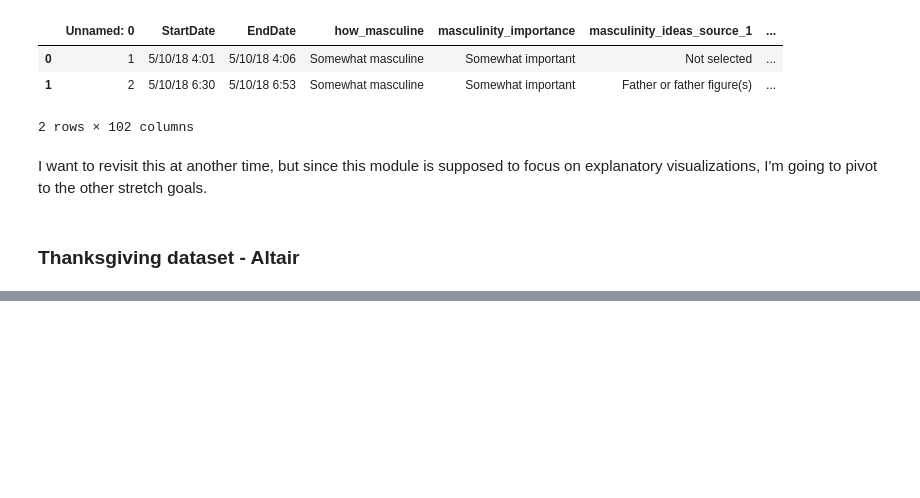
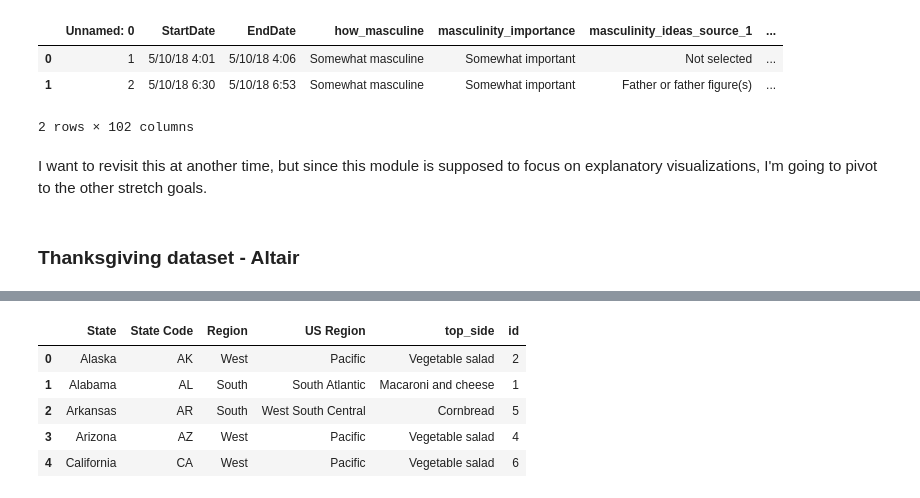
Before and after one commit to garretbassett/DS-Unit-1-Sprint-2-Data-Wrangling-and-Storytelling, a Jupyter notebook: module3-make-explanatory-visualizations/Garret_Bassett_LS_DS_123_Make_Explanatory_Visualizations.ipynb, the cells around one changed output, grey strips where cells are left out. Saved outputs shown, nothing was run; the diff lists cells and outputs as text; code cells hidden in the pictures; blank space fills up the shorter version.

```diff
--- a/module3-make-explanatory-visualizations/Garret_Bassett_LS_DS_123_Make_Explanatory_Visualizations.ipynb
+++ b/module3-make-explanatory-visualizations/Garret_Bassett_LS_DS_123_Make_Explanatory_Visualizations.ipynb
@@ -724,0 +787,8 @@ tgv_sides.head(2)
+# %%
+regions = pd.read_csv('https://raw.githubusercontent.com/cphalpert/census-regions/master/us%20census%20bureau%20regions%20and%20divisions.csv')
+regions = regions.rename(columns={'Division': 'US Region'})
+regions.head()
+
+regions['US Region'].value_counts()
+
+# regions[regions['Division'] == 'East North Central']
@@ -724,0 +806,6 @@ tgv_sides.head(2)
+# %%
+regions['US Region'] = regions['US Region'].replace({'Middle Atlantic': 'New England'})
+regions['US Region'] = regions['US Region'].replace({'Mountain': 'Pacific'})
+regions['US Region'] = regions['US Region'].replace({'East South Central': 'South Atlantic'})
+
+regions.head()
@@ -724,0 +819,5 @@ tgv_sides.head(2)
+# %%
+codes = pd.read_csv('https://raw.githubusercontent.com/vega/vega/master/docs/data/population_engineers_hurricanes.csv')
+codes = codes.rename(columns={'state':'State'})
+
+codes.head()
@@ -724,0 +831,12 @@ tgv_sides.head(2)
+# %%
+side_ct = side_ct.reset_index()
+regions = (pd.merge(regions, side_ct[['top_side', 'US Region']], how='left', on='US Region')
+           .merge(codes[['State', 'id']], how='left', on='State'))
+regions.head()
+# %% [output]
+|  | State | State Code | Region | US Region | top_side | id |
+| 0 | Alaska | AK | West | Pacific | Vegetable salad | 2 |
+| 1 | Alabama | AL | South | South Atlantic | Macaroni and cheese | 1 |
+| 2 | Arkansas | AR | South | West South Central | Cornbread | 5 |
+| 3 | Arizona | AZ | West | Pacific | Vegetable salad | 4 |
+| 4 | California | CA | West | Pacific | Vegetable salad | 6 |
```
Also changed, not shown: parts of 10 cells of this notebook.
